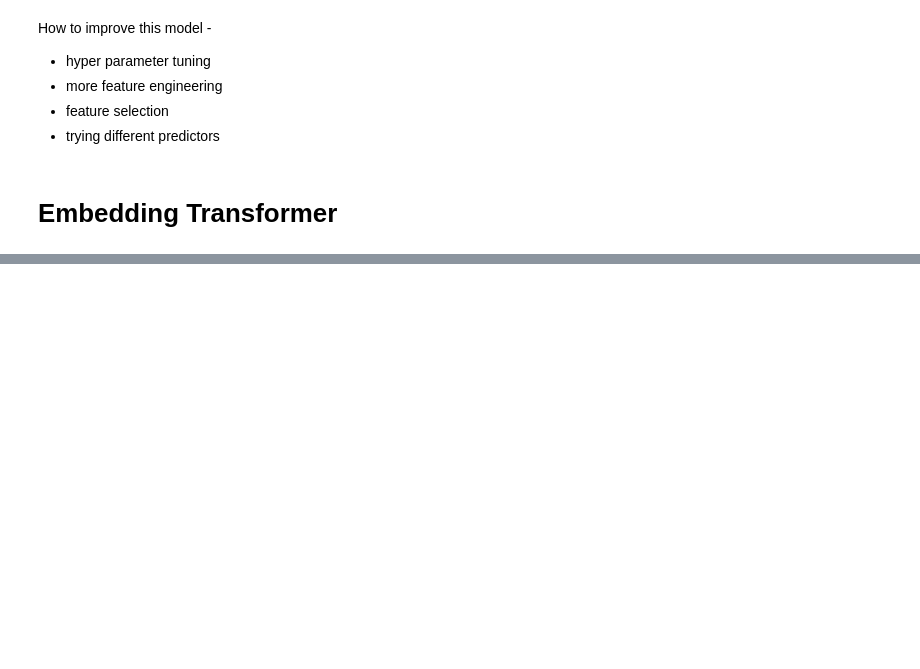
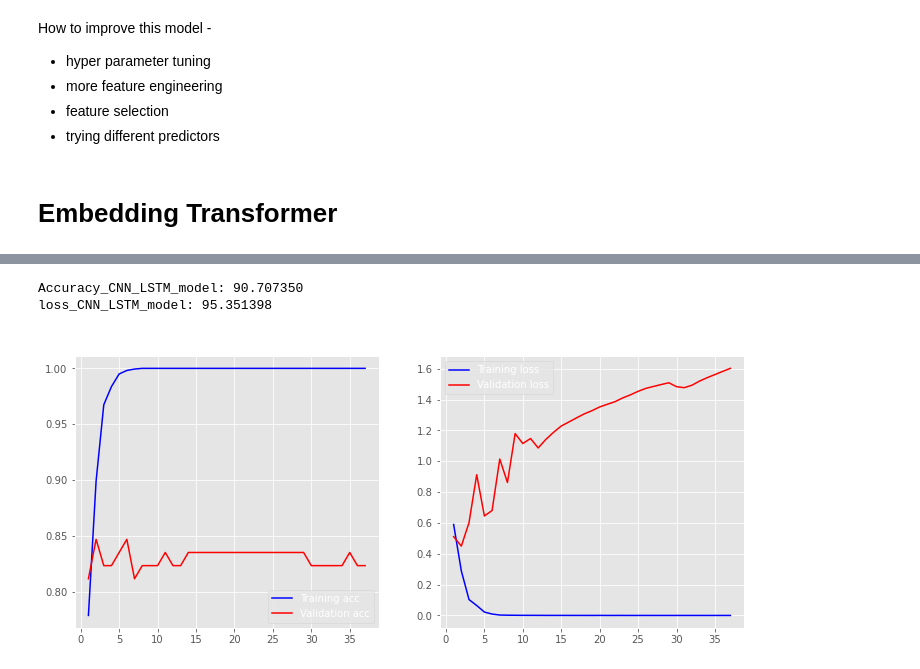
Before and after one commit to DeepSparkChaker/NLP-UsesCases, a Jupyter notebook: nlp_pipelines.ipynb, the cells around one changed output, grey strips where cells are left out. Cells and saved outputs as stored; diff of their text form; code cells hidden in the pictures; blank space fills up the shorter version.

```diff
--- a/nlp_pipelines.ipynb
+++ b/nlp_pipelines.ipynb
@@ -425,0 +646,7 @@ https://towardsdatascience.com/hands-on-nlp-deep-learning-model-preparation-in-t
+# %%
+X_train_dl= padded_train_data # the features we want to analyze
+X_test_dl=padded_test_data
+y_train_dl=train_labels
+y_test_dl =test_labels
+print(X_train_dl.shape , X_test_dl.shape)
+print(y_train_dl.shape,y_test_dl.shape)
@@ -425,0 +663,7 @@ https://towardsdatascience.com/hands-on-nlp-deep-learning-model-preparation-in-t
+# %%
+embedding_matrix = zeros((vocab_length, 300))
+for word, index in word_tokenizer.word_index.items():
+    embedding_vector = embeddings_dictionary.get(word)
+    if embedding_vector is not None:
+        embedding_matrix[index] = embedding_vector
+#embedding_matrix now contains pretrained word embeddings for the words in our corpus.
@@ -425,0 +811,36 @@ https://towardsdatascience.com/hands-on-nlp-deep-learning-model-preparation-in-t
+# %%
+# configure early stopping
+Basic Sentiment Analysis with TensorFlow
+es = EarlyStopping(monitor='loss',min_delta=0.00000000000000001, patience=10)
+history_model_CNN_LSTM =model_CNN_LSTM.fit(X_train_dl, y_train_dl, batch_size=64, epochs=1000, verbose=0,callbacks=[es],validation_split=0.05)
+
+
+loss_CNN_LSTM, accuracy_CNN_LSTM = model_CNN_LSTM.evaluate( X_test_dl, y_test_dl, verbose=0)
+import matplotlib.pyplot as plt
+plt.style.use('ggplot')
+
+def plot_history(history):
+    acc = history.history['accuracy']
+    val_acc = history.history['val_accuracy']
+    loss = history.history['loss']
+    val_loss = history.history['val_loss']
+    x = range(1, len(acc) + 1)
+
+    plt.figure(figsize=(12, 5))
+    plt.subplot(1, 2, 1)
+    plt.plot(x, acc, 'b', label='Training acc')
+    plt.plot(x, val_acc, 'r', label='Validation acc')
+    plt.title('Training and validation accuracy')
+    plt.legend()
+    plt.subplot(1, 2, 2)
+    plt.plot(x, loss, 'b', label='Training loss')
+    plt.plot(x, val_loss, 'r', label='Validation loss')
+    plt.title('Training and validation loss')
+    plt.legend()
+plot_history(history_model_CNN_LSTM )
+print('Accuracy_CNN_LSTM_model: %f' % (accuracy_CNN_LSTM *100))
+print('loss_CNN_LSTM_model: %f' % (loss_CNN_LSTM *100))
+# %% [output]
+Accuracy_CNN_LSTM_model: 90.707350
+loss_CNN_LSTM_model: 95.351398
+[figure, added]
```
Also changed, not shown: parts of 40 cells of this notebook, 2 other files.
